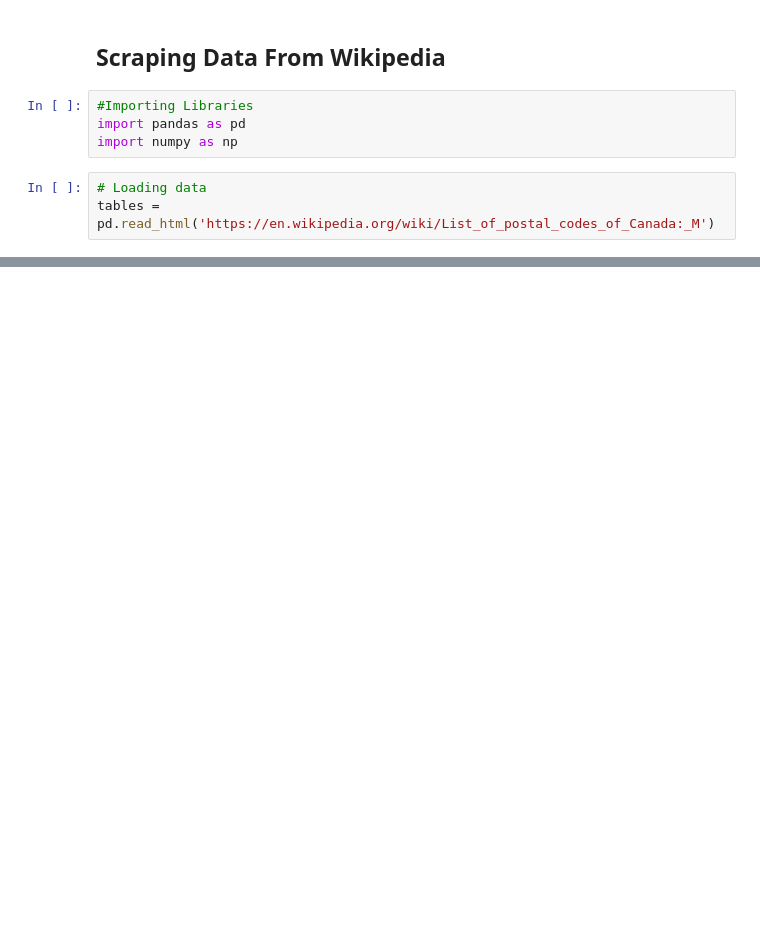
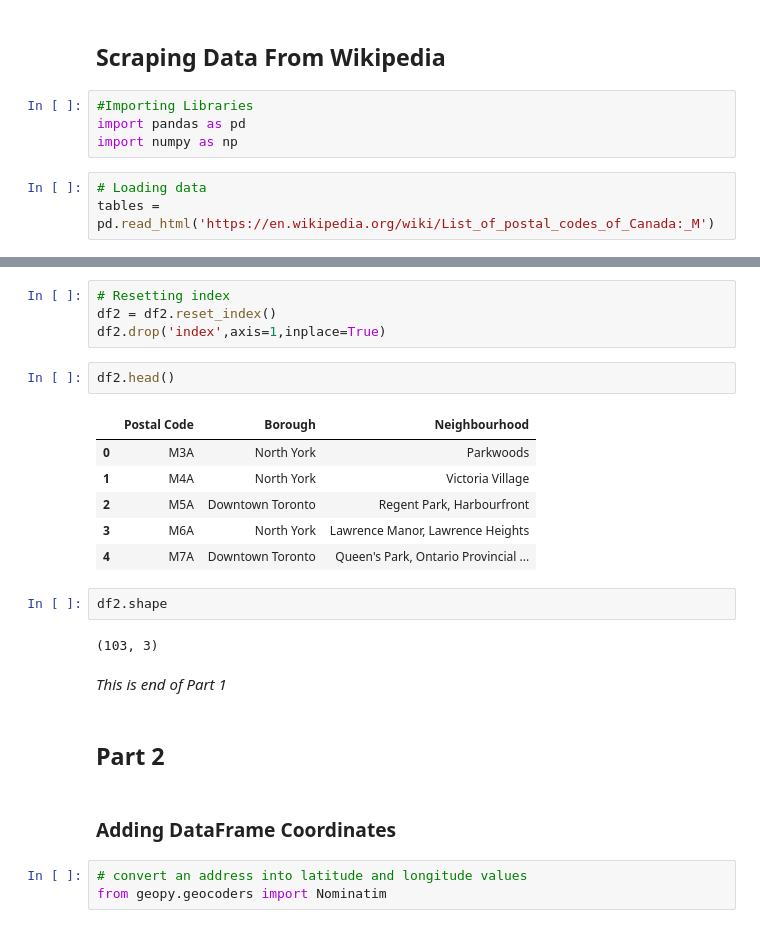
Before and after one commit to smeteo/IBM_Capstone, a Jupyter notebook: Clustering_Neighborhoods_Toronto.ipynb, the cells around one changed output, grey strips where cells are left out. Saved outputs shown, nothing was run; the diff lists cells and outputs as text; blank space fills up the shorter version.

```diff
--- a/Clustering_Neighborhoods_Toronto.ipynb
+++ b/Clustering_Neighborhoods_Toronto.ipynb
@@ -46,0 +191,26 @@ ModuleNotFoundError: No module named 'urllib2'
+# %%
+# Resetting index
+df2 = df2.reset_index()
+df2.drop('index',axis=1,inplace=True)
+# %%
+df2.head()
+# %% [output]
+|  | Postal Code | Borough | Neighbourhood |
+| 0 | M3A | North York | Parkwoods |
+| 1 | M4A | North York | Victoria Village |
+| 2 | M5A | Downtown Toronto | Regent Park, Harbourfront |
+| 3 | M6A | North York | Lawrence Manor, Lawrence Heights |
+| 4 | M7A | Downtown Toronto | Queen's Park, Ontario Provincial ... |
+# %%
+df2.shape
+# %% [output]
+(103, 3)
+# %% [markdown]
+*This is end of Part 1*
+# %% [markdown]
+## Part 2
+# %% [markdown]
+### Adding DataFrame Coordinates
+# %%
+# convert an address into latitude and longitude values
+from geopy.geocoders import Nominatim
```
Also changed, not shown: parts of 49 cells of this notebook.
